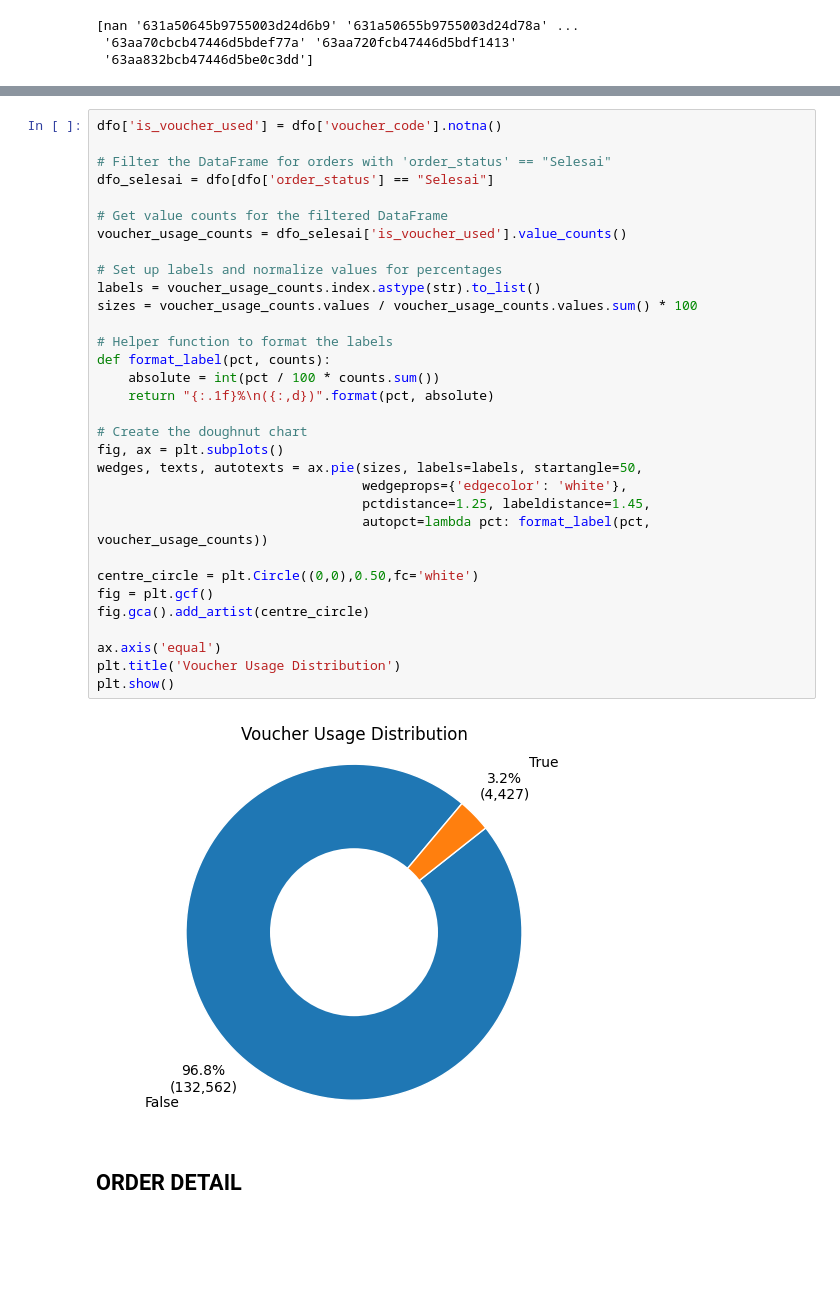
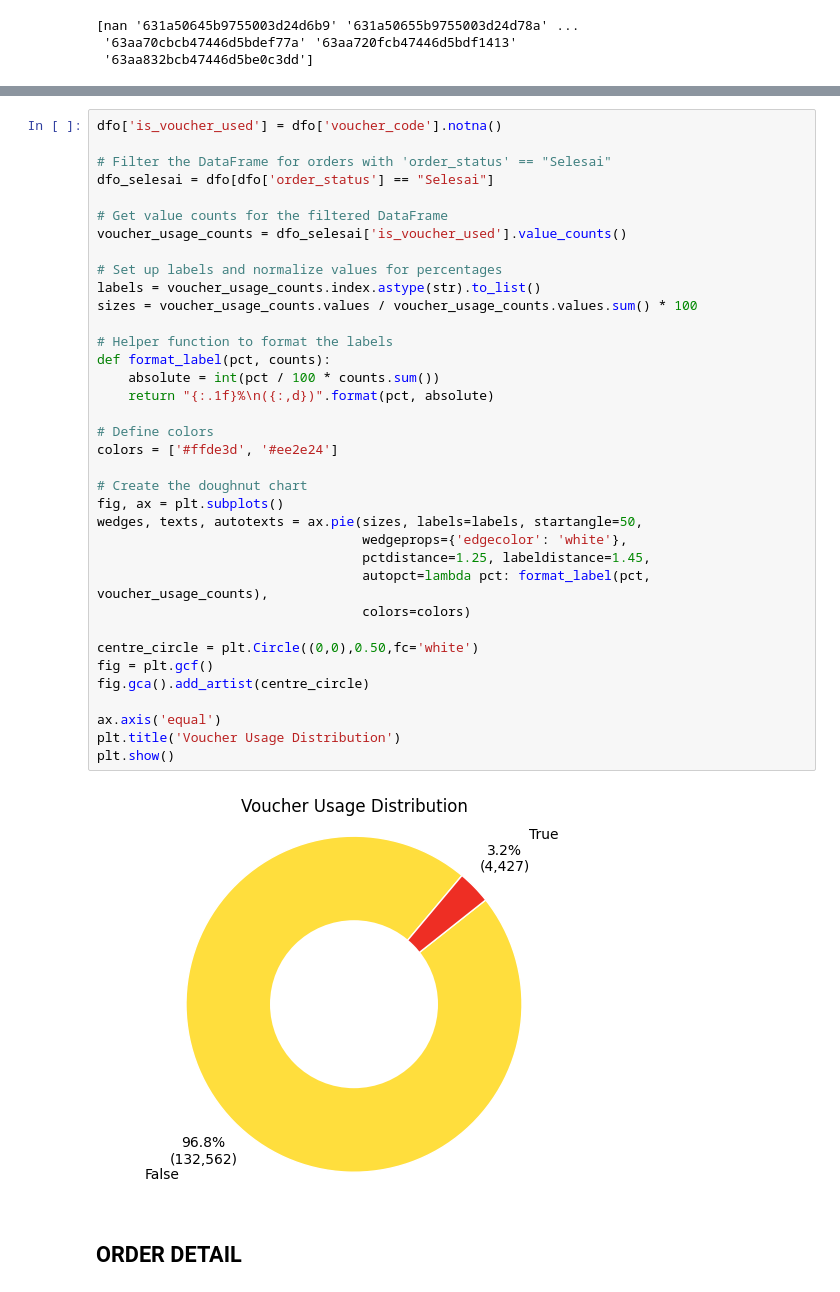
Before and after one commit to arguto1993/b2bcommerce, a Jupyter notebook: 2. clustering/0_eda.ipynb, the cells around one changed output, grey strips where cells are left out. Saved outputs shown, nothing was run; the diff lists cells and outputs as text; blank space fills up the shorter version.

Commit message:
update pie chart color

```diff
--- a/2. clustering/0_eda.ipynb
+++ b/2. clustering/0_eda.ipynb
@@ -326,35 +326,39 @@ dfo['is_voucher_used'] = dfo['voucher_code'].notna()
 
 # Filter the DataFrame for orders with 'order_status' == "Selesai"
 dfo_selesai = dfo[dfo['order_status'] == "Selesai"]
 
 # Get value counts for the filtered DataFrame
 voucher_usage_counts = dfo_selesai['is_voucher_used'].value_counts()
 
 # Set up labels and normalize values for percentages
 labels = voucher_usage_counts.index.astype(str).to_list()
 sizes = voucher_usage_counts.values / voucher_usage_counts.values.sum() * 100
 
 # Helper function to format the labels
 def format_label(pct, counts):
     absolute = int(pct / 100 * counts.sum())
     return "{:.1f}%\n({:,d})".format(pct, absolute)
 
+# Define colors
+colors = ['#ffde3d', '#ee2e24']
+
 # Create the doughnut chart
 fig, ax = plt.subplots()
 wedges, texts, autotexts = ax.pie(sizes, labels=labels, startangle=50,
                                   wedgeprops={'edgecolor': 'white'},
                                   pctdistance=1.25, labeldistance=1.45,
-                                  autopct=lambda pct: format_label(pct, voucher_usage_counts))
+                                  autopct=lambda pct: format_label(pct, voucher_usage_counts),
+                                  colors=colors)
 
 centre_circle = plt.Circle((0,0),0.50,fc='white')
 fig = plt.gcf()
 fig.gca().add_artist(centre_circle)
 
 ax.axis('equal')
 plt.title('Voucher Usage Distribution')
 plt.show()
 # %% [output]
-[figure, old version]
+[figure, new version]
 # %% [markdown]
 ## ORDER DETAIL
 # %%
```
